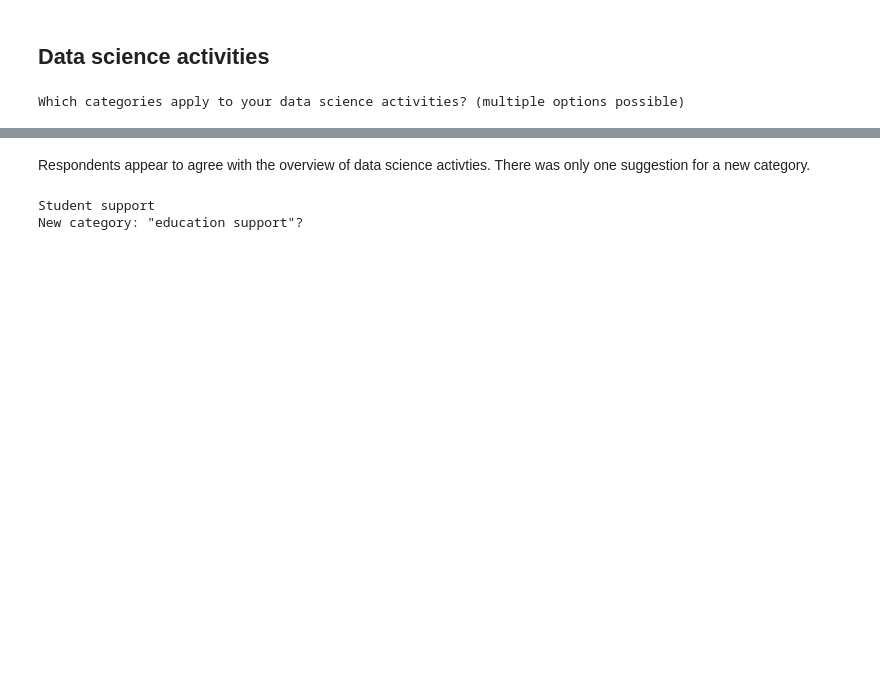
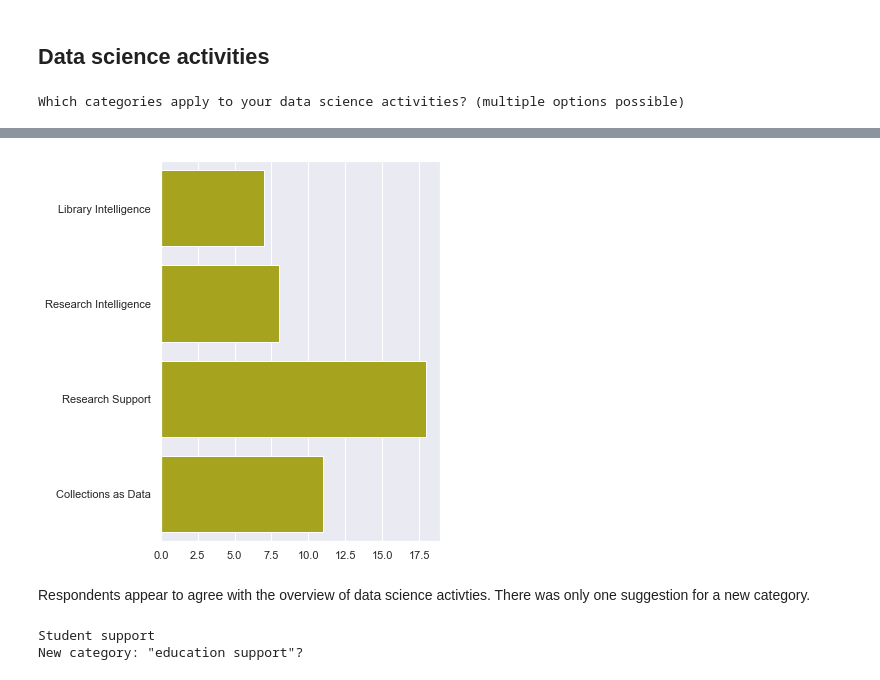
Before and after one commit to nehamoopen/datascience_survey, a Jupyter notebook: Data Science Survey.ipynb, the cells around one changed output, grey strips where cells are left out. Saved outputs shown, nothing was run; the diff lists cells and outputs as text; code cells hidden in the pictures; blank space fills up the shorter version.

```diff
--- a/Data Science Survey.ipynb
+++ b/Data Science Survey.ipynb
@@ -118,0 +116,14 @@ Examples include data management planning, research data/software engineering, e
+# %%
+categories = ['Library Intelligence','Research Support',
+'Collections as Data','Research Intelligence']
+
+categories_count = Counter()
+
+responses = survey['Q7'].dropna().tolist()
+for response in responses:
+    selected_categories = []
+    for c in categories:
+        if re.search( r'\b{}\b'.format(c) , response ):
+            selected_categories.append(c)
+    print(selected_categories)
+    categories_count.update(selected_categories)
@@ -119,3 +151,15 @@ Examples include data management planning, research data/software engineering, e
+# %%
+y_axis = list(categories_count.keys())
+x_axis = list(categories_count.values())
+
+sns.set(rc={'figure.figsize':(5,7)})
+
+sns.barplot( x=x_axis,
+            y=y_axis ,
+           color = '#bcba09' )
+plt.show()
+# %% [output]
+[figure, added]
 # %% [markdown]
 Respondents appear to agree with the overview of data science activties. There was only one suggestion for a new category.
 # %%
```
Also changed, not shown: parts of 18 cells of this notebook.
